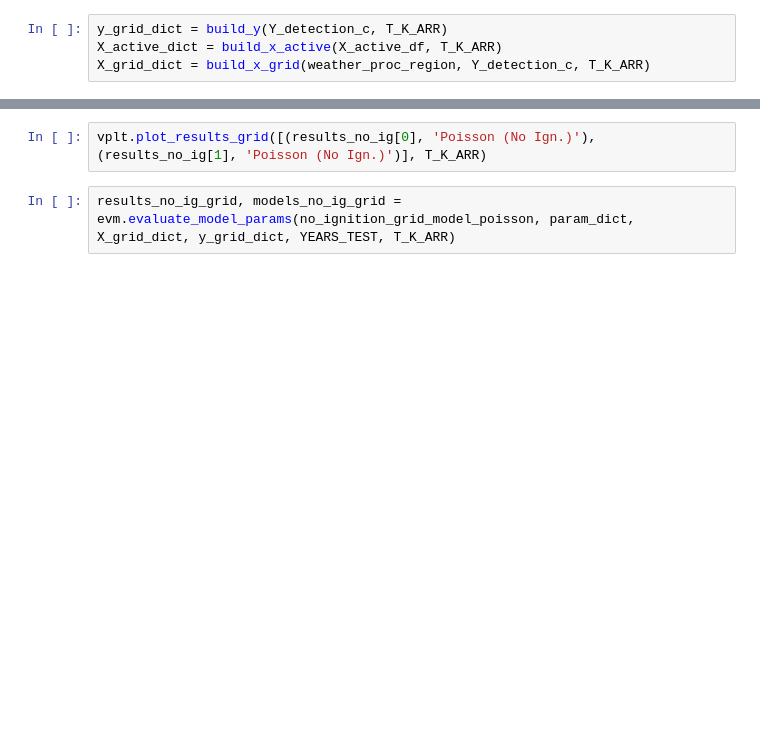
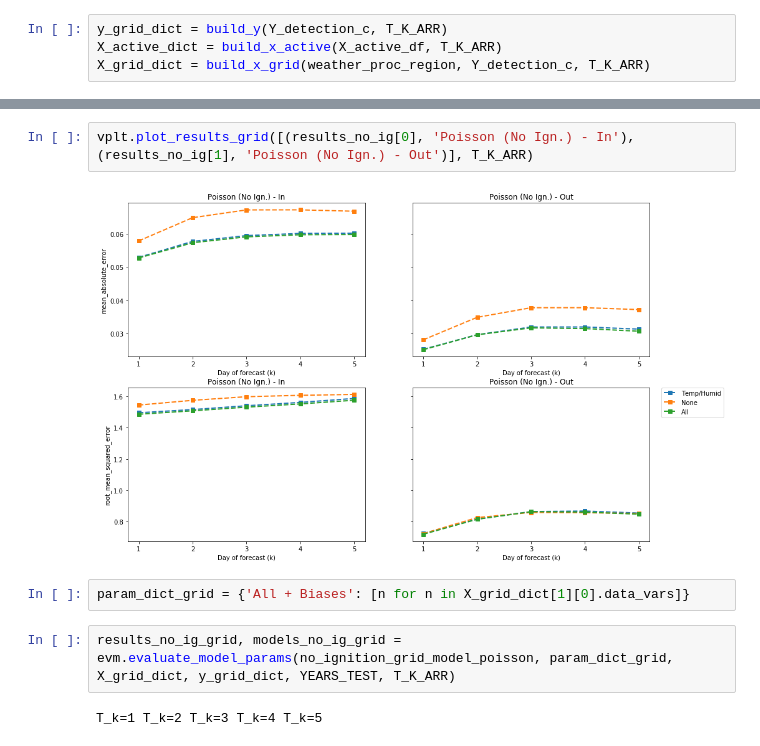
Before and after one commit to UCIDataLab/fire_prediction, a Jupyter notebook: notebooks/exploratory/prediction/grid_model-2.0-cagraff.ipynb, the cells around one changed output, grey strips where cells are left out. Drawn from its saved outputs; the diff is of its cells as text; blank space fills up the shorter version.

```diff
--- a/notebooks/exploratory/prediction/grid_model-2.0-cagraff.ipynb
+++ b/notebooks/exploratory/prediction/grid_model-2.0-cagraff.ipynb
@@ -211,5 +248,11 @@ results_no_ig, models_no_ig = evm.evaluate_model_params(no_ignition_model_poisso
 # %%
-vplt.plot_results_grid([(results_no_ig[0], 'Poisson (No Ign.)'), (results_no_ig[1], 'Poisson (No Ign.)')], T_K_ARR)
+vplt.plot_results_grid([(results_no_ig[0], 'Poisson (No Ign.) - In'), (results_no_ig[1], 'Poisson (No Ign.) - Out')], T_K_ARR)
+# %% [output]
+[figure, added]
+# %%
+param_dict_grid = {'All + Biases': [n for n in X_grid_dict[1][0].data_vars]}
 # %%
-results_no_ig_grid, models_no_ig_grid = evm.evaluate_model_params(no_ignition_grid_model_poisson, param_dict, X_grid_dict, y_grid_dict, YEARS_TEST, T_K_ARR)
+results_no_ig_grid, models_no_ig_grid = evm.evaluate_model_params(no_ignition_grid_model_poisson, param_dict_grid, X_grid_dict, y_grid_dict, YEARS_TEST, T_K_ARR)
+# %% [output]
+T_k=1 T_k=2 T_k=3 T_k=4 T_k=5
 # %%
```
Also changed, not shown: parts of 12 cells of this notebook, 4 other files.
